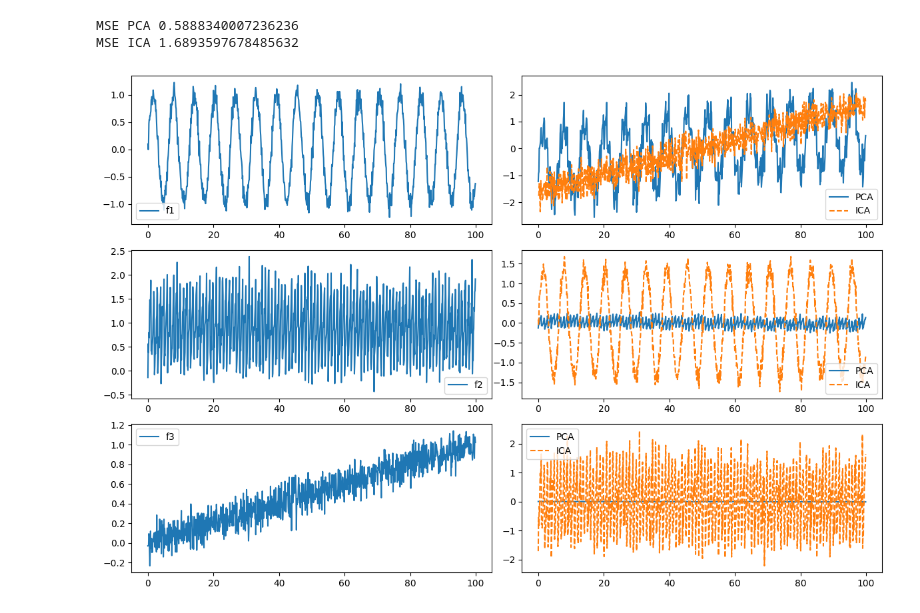
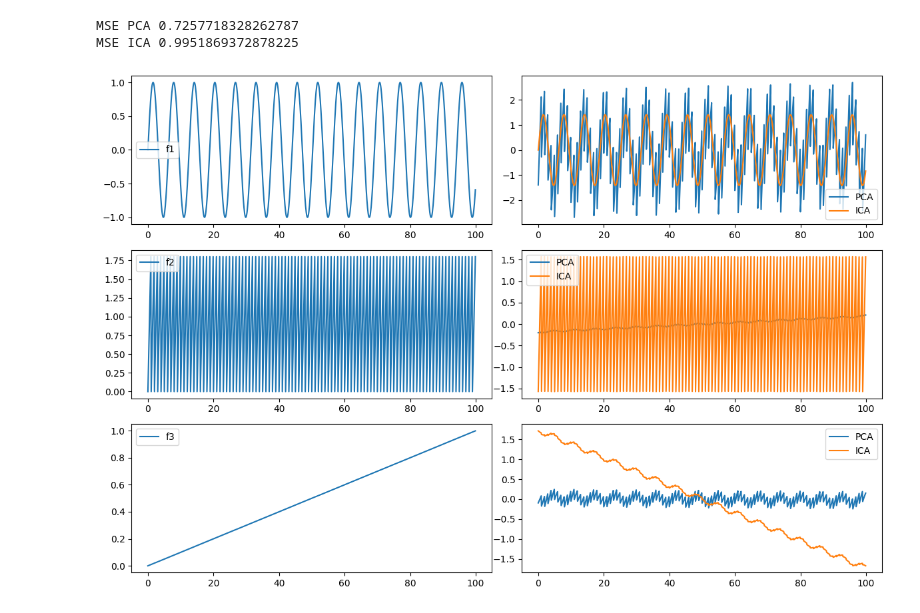
Before and after one commit to jonathan-fro/Ml-in-the-Web, a Jupyter notebook: Sheet02.ipynb, the cells around one changed output. Cells and saved outputs as stored; diff of their text form; code cells hidden in the pictures.

```diff
--- a/Sheet02.ipynb
+++ b/Sheet02.ipynb
@@ -16,7 +48,7 @@ import matplotlib.pyplot as plt
 
 length = 100 #length of time series
 mean_gaussian_noise = 0
-std_gaussian_noise = 100 # mean and standarddeviation of gaussian noise
+std_gaussian_noise = 0 # mean and standarddeviation of gaussian noise
 time = np.arange(0, length, 0.1)
 
 mu1 = np.random.normal(mean_gaussian_noise, std_gaussian_noise, len(time))
@@ -32,34 +64,34 @@ F = np.vstack([f1, f2, f3]).T
 
 # random matrix
 A = np.random.rand(3, 3)
 X = F @ A.T
 
 from sklearn.decomposition import PCA, FastICA
 
 # do pca and ica via sklearn
 pca_components = PCA(n_components=3).fit_transform(X)
 ica_components = FastICA(n_components=3, random_state=0).fit_transform(X)
 
 from sklearn.metrics import mean_squared_error
 
 mse_pca = mean_squared_error(F, pca_components)
 mse_ica = mean_squared_error(F, ica_components)
 
 print("MSE PCA", mse_pca)
 print("MSE ICA", mse_ica)
 
 # original and reconstructed data visualized
 fig, axes = plt.subplots(3, 2, figsize=(12, 8))
 for i in range(3):
     axes[i, 0].plot(time, F[:, i], label='f' + str(i+1))
     axes[i, 1].plot(time, pca_components[:, i], label='PCA')
-    axes[i, 1].plot(time, ica_components[:, i], label='ICA', linestyle='--')
+    axes[i, 1].plot(time, ica_components[:, i], label='ICA')
     axes[i, 1].legend()
     axes[i, 0].legend()
 
 plt.tight_layout()
 plt.show()
 # %% [output]
-MSE PCA 0.5888340007236236
-MSE ICA 1.6893597678485632
+MSE PCA 0.7257718328262787
+MSE ICA 0.9951869372878225
-[figure, old version]
+[figure, new version]
```
Also changed, not shown: parts of 2 cells of this notebook, 1 other file.
